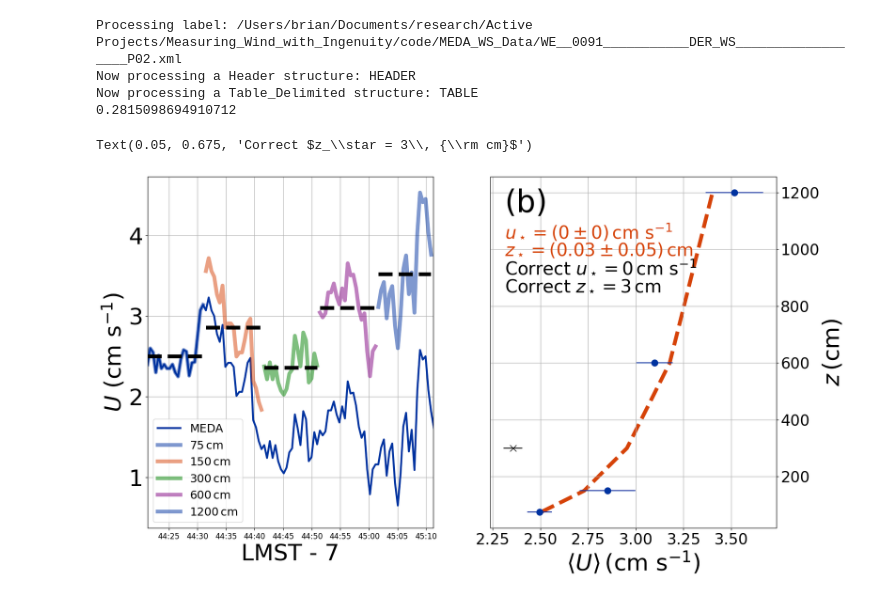
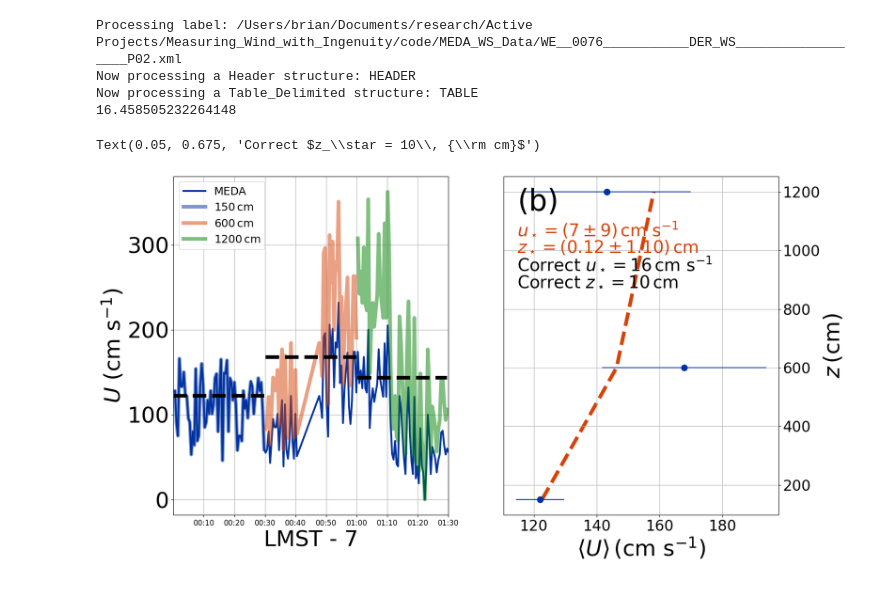
Before and after one commit to BoiseStatePlanetary/Measuring_Wind_with_Ingenuity, a Jupyter notebook: code/Synthetic_Mars_Wind_Profile.ipynb, the cells around one changed output. Saved outputs shown, nothing was run; the diff lists cells and outputs as text; code cells hidden in the pictures.

```diff
--- a/code/Synthetic_Mars_Wind_Profile.ipynb
+++ b/code/Synthetic_Mars_Wind_Profile.ipynb
@@ -16,11 +16,11 @@ from local_utils import *
 kappa = 0.4
 
 # WS_file = '/Users/brian/Documents/research/Active Projects/Measuring_Wind_with_Ingenuity/code/WE__0133___________DER_WS__________________P01.xml'
-which_sol = "0091"
+which_sol = "0076"
 path = '/Users/brian/Documents/research/Active Projects/Measuring_Wind_with_Ingenuity/code/MEDA_WS_Data/'
 WS_file = path + 'WE__%s___________DER_WS__________________P02.xml' % (which_sol)
 
-# time, wind = retrieve_time_wind(WS_file)
+time, wind = retrieve_time_wind(WS_file)
 # %% [output]
 The autoreload extension is already loaded. To reload it, use:
   %reload_ext autoreload
@@ -65,13 +68,12 @@ ax2 = fig.add_subplot(122)
 # For sol 107, the wind speeds at 7a are pretty low. Let's try a little later when they pick up.
 # time, wind = retrieve_time_wind(WS_file, start_time=datetime(1900, 1, 1, 7, 20, 15))
 
-time, wind = retrieve_time_wind(WS_file,
-                                start_time=datetime(1900, 1, 1, 7, 44, 21))
+time, wind = retrieve_time_wind(WS_file)
 
 # time, wind = retrieve_time_wind(WS_file)
 # wind *= 100. # Convert to cm/s
 
-saved_zstar = 3. # cm
+saved_zstar = 10. # cm
 saved_ustar = kappa*np.mean(wind)/np.log(zs[0]/saved_zstar)
 print(saved_ustar)
 
@@ -83,36 +85,36 @@ averaged_windspeeds, std_windspeeds = sample_wind_profile(sample_time, t0, time,
 # Make plot of original and scaled wind speeds
 # zs, time, sample_time, scaled_windspeeds, averaged_windspeeds, axis
 
 ax1 = make_plot_of_original_and_scaled_windspeeds(time, wind, zs, sample_time, t0, scaled_windspeeds,
                                                   averaged_windspeeds, ax1)
 ax1.set_xlim([np.min(time), np.min(time) + timedelta(seconds=len(zs)*sampling_duration)])
 # ax1.set_ylim([100, 600])
 
 ### Fit synthetic wind profile ###
 
 inlier_zs, inlier_averaged_windspeeds, inlier_std_windspeeds,\
     outlier_zs, outlier_averaged_windspeeds, outlier_std_windspeeds,\
     popt, unc, pcov = fit_wind_profile_and_drop_outliers(zs, averaged_windspeeds, std_windspeeds,
-                                                         drop_outliers=True, num_sigma=5., rescale_unc=True,
-                                                         consider_scaled_uncertainties=True)
+                                                         drop_outliers=False, num_sigma=5., rescale_unc=True,
+                                                         consider_scaled_uncertainties=False)
 
 # Collect ustar and zstar and uncertainties
 ustar, zstar, sigma_ustar, sigma_zstar = collect_fit_values_and_unc(popt, unc, pcov)
 
 ax2 = make_plot_of_wind_data_and_profile(inlier_zs, inlier_averaged_windspeeds, inlier_std_windspeeds,
                                          outlier_zs, outlier_averaged_windspeeds, outlier_std_windspeeds,
                                          popt, unc, pcov, ax2)
 
 ax2.text(0.05, 0.725, r'Correct $u_\star = %.0f\, {\rm cm\ s^{-1}}$' % (saved_ustar),
          fontsize=28, transform=ax2.transAxes)
 ax2.text(0.05, 0.675, r'Correct $z_\star = %.0f\, {\rm cm}$' % (saved_zstar),
          fontsize=28, transform=ax2.transAxes)
 
 # # fig.savefig("Synthetic_Mars_Wind_Profile_Sol133.jpg", dpi=300, bbox_inches="tight")
 # %% [output]
-Processing label: /Users/brian/Documents/research/Active Projects/Measuring_Wind_with_Ingenuity/code/MEDA_WS_Data/WE__0091___________DER_WS__________________P02.xml
+Processing label: /Users/brian/Documents/research/Active Projects/Measuring_Wind_with_Ingenuity/code/MEDA_WS_Data/WE__0076___________DER_WS__________________P02.xml
 Now processing a Header structure: HEADER
 Now processing a Table_Delimited structure: TABLE
-0.2815098694910712
+16.458505232264148
-Text(0.05, 0.675, 'Correct $z_\\star = 3\\, {\\rm cm}$')
+Text(0.05, 0.675, 'Correct $z_\\star = 10\\, {\\rm cm}$')
-[figure, old version]
+[figure, new version]
```
Also changed, not shown: parts of 5 cells of this notebook, 2 other files.
